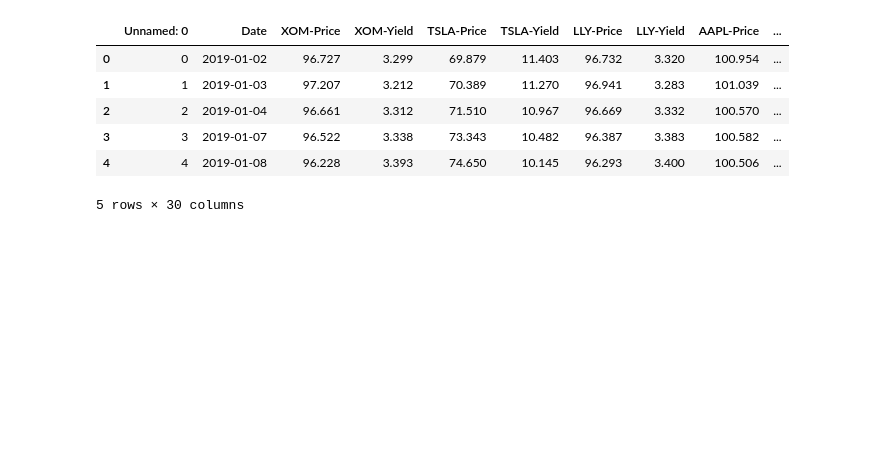
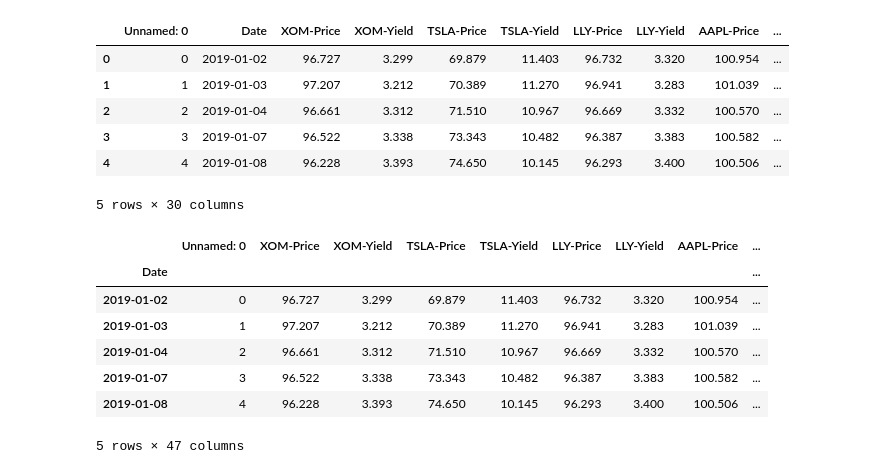
Before and after one commit to GTSF-Quantitative-Sector/fixed-income-sma, a Jupyter notebook: backtest.ipynb, the cells around one changed output. Cells and saved outputs as stored; diff of their text form; code cells hidden in the pictures; blank space fills up the shorter version.

```diff
--- a/backtest.ipynb
+++ b/backtest.ipynb
@@ -38,6 +37,17 @@ def calculate_smas(data, short_window=10, long_window=50):
 
 # Call the SMA calculation function
 calculate_smas(merged_df)
+# %%
+merged_df.head()
+# %% [output]
+|  | Unnamed: 0 | XOM-Price | XOM-Yield | TSLA-Price | TSLA-Yield | LLY-Price | LLY-Yield | AAPL-Price | ... |
+| Date |  |  |  |  |  |  |  |  | ... |
+| 2019-01-02 | 0 | 96.727 | 3.299 | 69.879 | 11.403 | 96.732 | 3.320 | 100.954 | ... |
+| 2019-01-03 | 1 | 97.207 | 3.212 | 70.389 | 11.270 | 96.941 | 3.283 | 101.039 | ... |
+| 2019-01-04 | 2 | 96.661 | 3.312 | 71.510 | 10.967 | 96.669 | 3.332 | 100.570 | ... |
+| 2019-01-07 | 3 | 96.522 | 3.338 | 73.343 | 10.482 | 96.387 | 3.383 | 100.582 | ... |
+| 2019-01-08 | 4 | 96.228 | 3.393 | 74.650 | 10.145 | 96.293 | 3.400 | 100.506 | ... |
+5 rows × 47 columns
 # %%
 # Backtesting Function
 def backtest_strategy_with_interest(data, initial_investment=10000):
```
Also changed, not shown: parts of 3 cells of this notebook, 1 other file.
